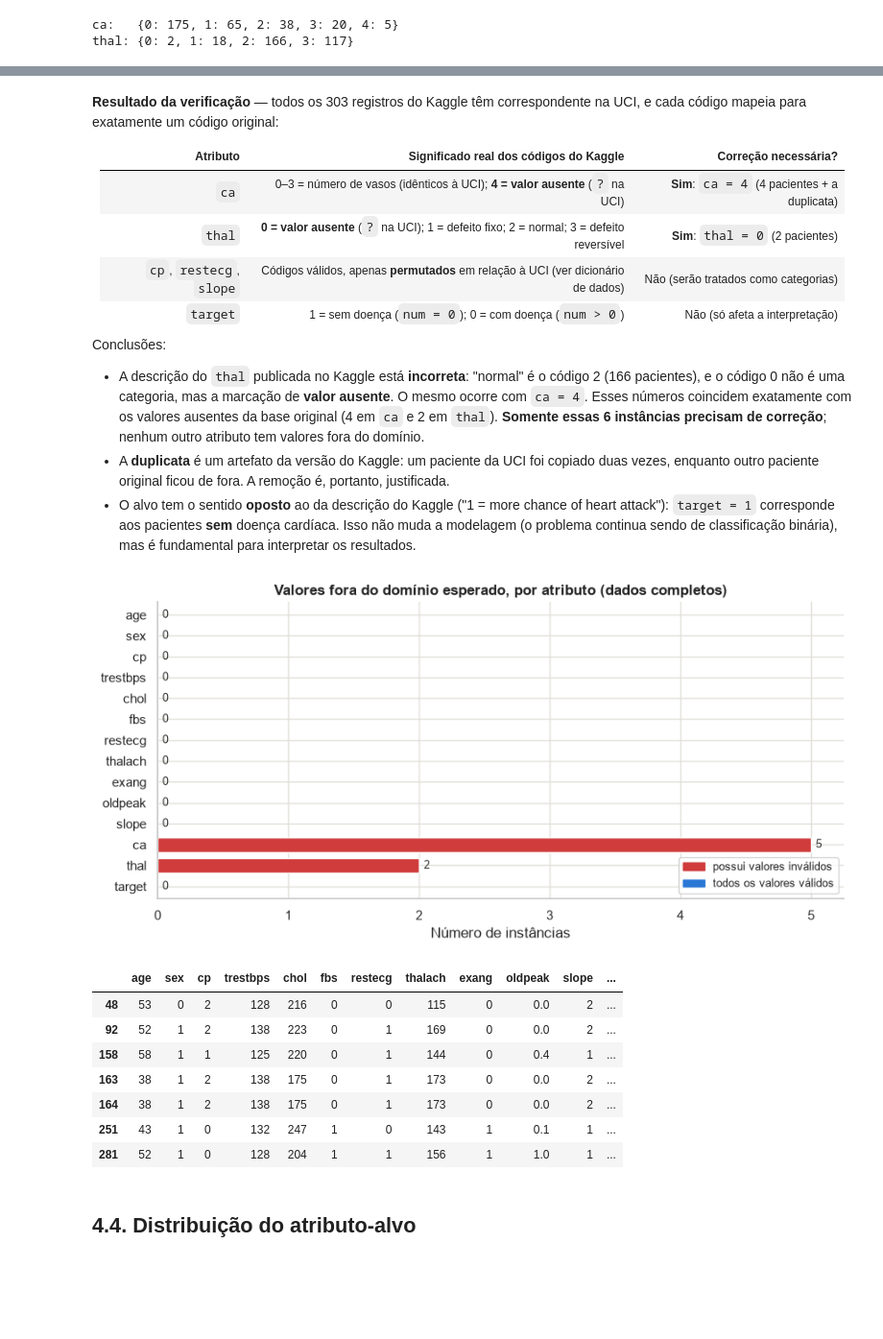
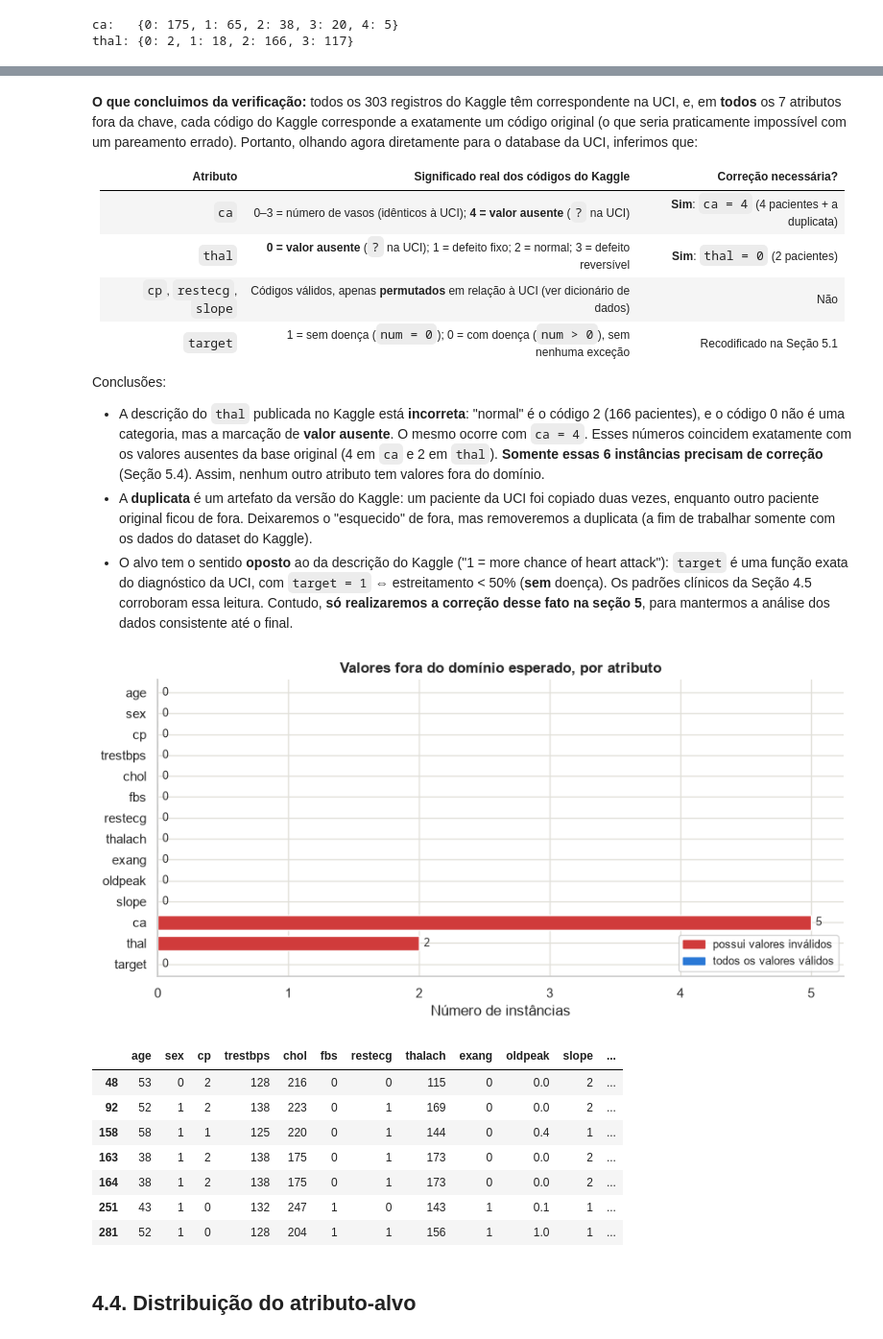
Before and after one commit to vitorsfeijo/Trabalho_ML, a Jupyter notebook: Sprint-1.ipynb, the cells around one changed output, grey strips where cells are left out. Shown at 96% size. Saved outputs shown, nothing was run; the diff lists cells and outputs as text; code cells hidden in the pictures; blank space fills up the shorter version.

```diff
--- a/Sprint-1.ipynb
+++ b/Sprint-1.ipynb
@@ -321,17 +333,20 @@ chave = ["age", "sex", "trestbps", "chol", "thalach", "oldpeak"]
 casados = (df_original.astype({c: float for c in chave}).reset_index(names="id_kaggle")
            .merge(df_uci.astype({c: float for c in chave}).reset_index(names="id_uci"),
                   on=chave, suffixes=("", "_uci")))
-print(f"Registros do Kaggle encontrados na UCI: {casados['id_kaggle'].nunique()} de {len(df_original)}")
+print(f"Registros do Kaggle encontrados na UCI: {casados['id_kaggle'].nunique()} de {len(df_original)} "
+      f"(pares formados: {len(casados)}; nenhum registro casou com mais de um paciente)")
 
-## Correspondência entre os códigos do Kaggle e os da UCI ("?" = ausente na UCI)
-print("\nCódigo no Kaggle → código na UCI:")
-for col in ["cp", "restecg", "slope", "ca", "thal"]:
-    mapa = casados.groupby(col)[col + "_uci"].agg(lambda s: "?" if s.isna().all() else f"{s.iloc[0]:g}")
-    print(f"  {col:8s}", mapa.to_dict())
+## Validação do casamento: cada código do Kaggle deve corresponder a UM único código da UCI
+print("\nCódigo no Kaggle → código na UCI (atributos fora da chave de casamento):")
+for col in ["cp", "fbs", "restecg", "exang", "slope", "ca", "thal"]:
+    uci_por_codigo = casados.groupby(col)[col + "_uci"].agg(lambda s: set(s.fillna(-1)))
+    unico = all(len(v) == 1 for v in uci_por_codigo)
+    mapa = {k: ("?" if v == {-1} else f"{next(iter(v)):g}") for k, v in uci_por_codigo.items()}
+    print(f"  {col:8s} {mapa}   correspondência única: {unico}")
 
 ## Alvo do Kaggle × diagnóstico original da UCI
-display(pd.crosstab(casados[ALVO], casados["num"].gt(0).map({False: "num = 0 (sem doença)",
-                                                             True: "num > 0 (com doença)"}),
+display(pd.crosstab(casados[ALVO], casados["num"].gt(0).map({False: "num = 0 (< 50%: sem doença)",
+                                                             True: "num > 0 (> 50%: com doença)"}),
                     rownames=["target (Kaggle)"], colnames=["diagnóstico (UCI)"]))
 
 ## A duplicata: dois registros do Kaggle correspondem ao MESMO paciente da UCI
@@ -356,55 +373,55 @@ Código no Kaggle → código na UCI:
 | 164 | 164 | 302 |
 Pacientes da UCI ausentes no Kaggle: 1
 # %% [markdown]
-**Resultado da verificação** — todos os 303 registros do Kaggle têm correspondente na UCI, e cada código mapeia para exatamente um código original:
+**O que concluimos da verificação:** todos os 303 registros do Kaggle têm correspondente na UCI, e, em **todos** os 7 atributos fora da chave, cada código do Kaggle corresponde a exatamente um código original (o que seria praticamente impossível com um pareamento errado). Portanto, olhando agora diretamente para o database da UCI, inferimos que:
 
 | Atributo | Significado real dos códigos do Kaggle | Correção necessária? |
 |---|---|---|
 | `ca` | 0–3 = número de vasos (idênticos à UCI); **4 = valor ausente** (`?` na UCI) | **Sim**: `ca = 4` (4 pacientes + a duplicata) |
 | `thal` | **0 = valor ausente** (`?` na UCI); 1 = defeito fixo; 2 = normal; 3 = defeito reversível | **Sim**: `thal = 0` (2 pacientes) |
-| `cp`, `restecg`, `slope` | Códigos válidos, apenas **permutados** em relação à UCI (ver dicionário de dados) | Não (serão tratados como categorias) |
-| `target` | 1 = sem doença (`num = 0`); 0 = com doença (`num > 0`) | Não (só afeta a interpretação) |
+| `cp`, `restecg`, `slope` | Códigos válidos, apenas **permutados** em relação à UCI (ver dicionário de dados) | Não |
+| `target` | 1 = sem doença (`num = 0`); 0 = com doença (`num > 0`), sem nenhuma exceção | Recodificado na Seção 5.1 |
 
 Conclusões:
-- A descrição do `thal` publicada no Kaggle está **incorreta**: "normal" é o código 2 (166 pacientes), e o código 0 não é uma categoria, mas a marcação de **valor ausente**. O mesmo ocorre com `ca = 4`. Esses números coincidem exatamente com os valores ausentes da base original (4 em `ca` e 2 em `thal`). **Somente essas 6 instâncias precisam de correção**; nenhum outro atributo tem valores fora do domínio.
-- A **duplicata** é um artefato da versão do Kaggle: um paciente da UCI foi copiado duas vezes, enquanto outro paciente original ficou de fora. A remoção é, portanto, justificada.
-- O alvo tem o sentido **oposto** ao da descrição do Kaggle ("1 = more chance of heart attack"): `target = 1` corresponde aos pacientes **sem** doença cardíaca. Isso não muda a modelagem (o problema continua sendo de classificação binária), mas é fundamental para interpretar os resultados.
+- A descrição do `thal` publicada no Kaggle está **incorreta**: "normal" é o código 2 (166 pacientes), e o código 0 não é uma categoria, mas a marcação de **valor ausente**. O mesmo ocorre com `ca = 4`. Esses números coincidem exatamente com os valores ausentes da base original (4 em `ca` e 2 em `thal`). **Somente essas 6 instâncias precisam de correção** (Seção 5.4). Assim, nenhum outro atributo tem valores fora do domínio.
+- A **duplicata** é um artefato da versão do Kaggle: um paciente da UCI foi copiado duas vezes, enquanto outro paciente original ficou de fora. Deixaremos o "esquecido" de fora, mas removeremos a duplicata (a fim de trabalhar somente com os dados do dataset do Kaggle).
+- O alvo tem o sentido **oposto** ao da descrição do Kaggle ("1 = more chance of heart attack"): `target` é uma função exata do diagnóstico da UCI, com `target = 1` ⇔ estreitamento < 50% (**sem** doença). Os padrões clínicos da Seção 4.5 corroboram essa leitura. Contudo, **só realizaremos a correção desse fato na seção 5**, para mantermos a análise dos dados consistente até o final.
 # %%
 ## Domínio esperado de cada atributo discreto (codificação real, verificada acima)
 DOMINIO_ESPERADO = {
     "sex": {0, 1}, "fbs": {0, 1}, "exang": {0, 1},
     "cp": {0, 1, 2, 3}, "restecg": {0, 1, 2}, "slope": {0, 1, 2},
     "ca": {0, 1, 2, 3},     # número de vasos principais: 0 a 3
     "thal": {1, 2, 3},      # 0 marca valor ausente
     "target": {0, 1},
 }
-## Faixas plausíveis (amplas) para os atributos numéricos
+## Faixas plausíveis (amplas) para os atributos numéricos, apenas para detectar erros grosseiros
 FAIXA_PLAUSIVEL = {
     "age": (18, 100), "trestbps": (70, 250), "chol": (100, 700),
     "thalach": (60, 220), "oldpeak": (0, 10),
 }
 
 fora_dominio = {}
 for col, valores in DOMINIO_ESPERADO.items():
     fora_dominio[col] = (~df_original[col].isin(valores)).sum()
 for col, (minimo, maximo) in FAIXA_PLAUSIVEL.items():
     fora_dominio[col] = (~df_original[col].between(minimo, maximo)).sum()
 
 fora_dominio = pd.Series(fora_dominio)[df_original.columns]
 
 fig, ax = plt.subplots(figsize=(9, 4.5))
 fora_dominio.plot.barh(ax=ax, color=cores_por_alerta(fora_dominio, lambda v: v > 0), width=0.7)
 rotular_barras(ax, horizontal=True)
 ax.invert_yaxis()
-ax.set_title("Valores fora do domínio esperado, por atributo (dados completos)")
+ax.set_title("Valores fora do domínio esperado, por atributo")
 ax.set_xlabel("Número de instâncias")
 legenda_alerta(ax, "possui valores inválidos", "todos os valores válidos")
 plt.tight_layout()
 plt.show()
 
 display(df_original[(df_original["ca"] == 4) | (df_original["thal"] == 0)])
 # %% [output]
-[figure, old version]
+[figure, new version]
 |  | age | sex | cp | trestbps | chol | fbs | restecg | thalach | exang | oldpeak | slope | ... |
 | 48 | 53 | 0 | 2 | 128 | 216 | 0 | 0 | 115 | 0 | 0.0 | 2 | ... |
 | 92 | 52 | 1 | 2 | 138 | 223 | 0 | 1 | 169 | 0 | 0.0 | 2 | ... |
```
Also changed, not shown: parts of 100 cells of this notebook, 5 other files.
